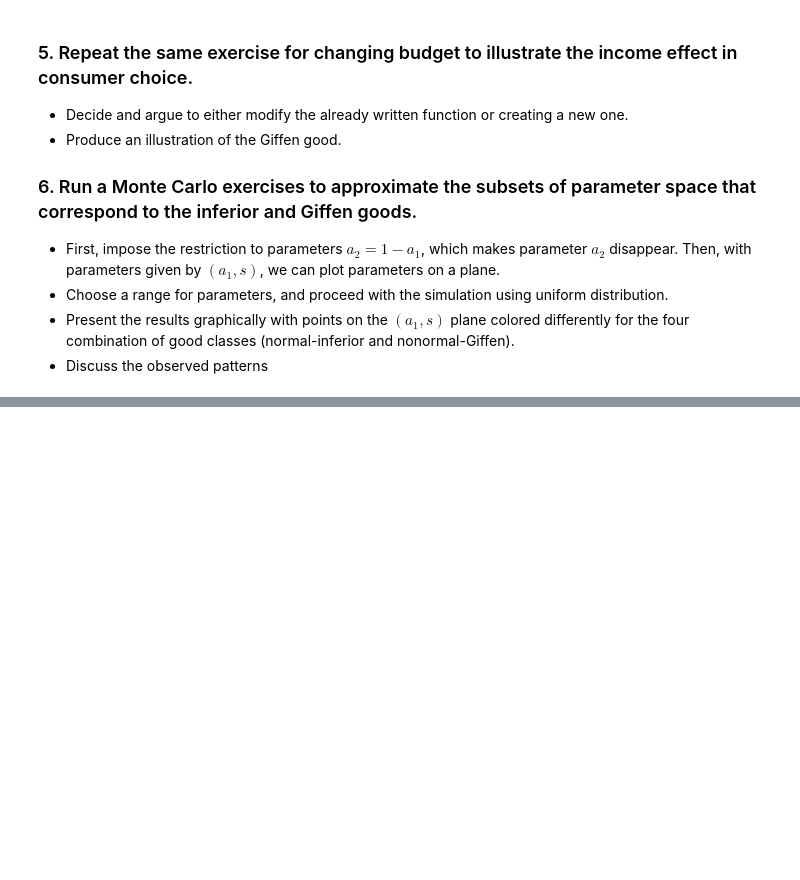
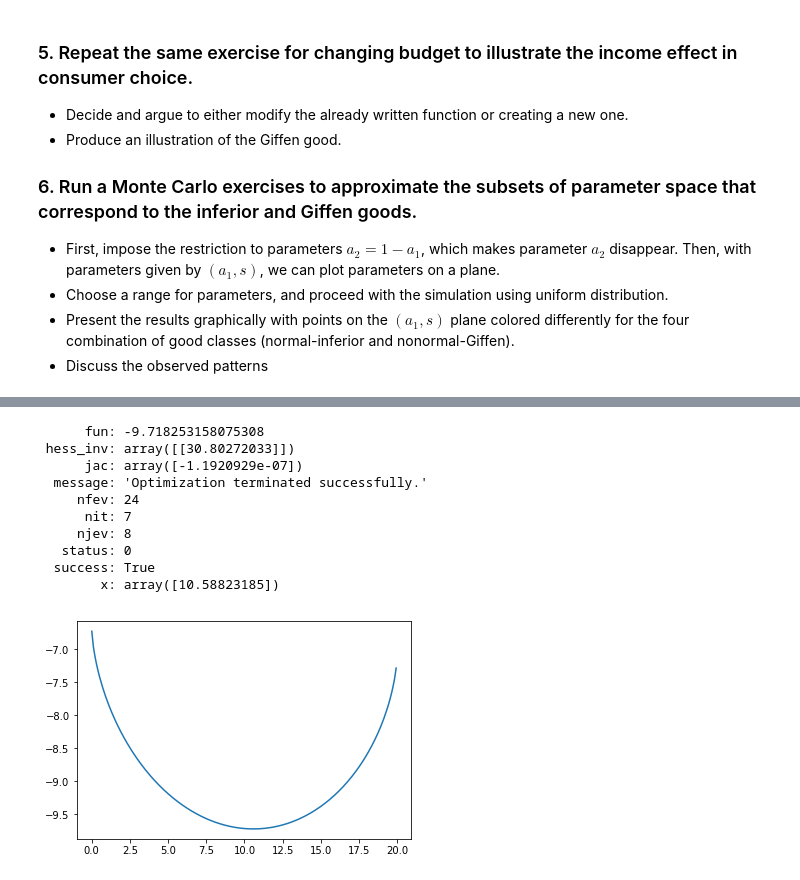
Before and after one commit to Poonpolkul/ECON8014-Midterm, a Jupyter notebook: topic1consumer.ipynb, the cells around one changed output, grey strips where cells are left out. Drawn from its saved outputs; the diff is of its cells as text; code cells hidden in the pictures; blank space fills up the shorter version.

```diff
--- a/topic1consumer.ipynb
+++ b/topic1consumer.ipynb
@@ -65,0 +75,11 @@ $B = x p_1 + y p_2$
+# %%
+class Utility:
+    def __init__(self, x, y, a1, a2, s):
+        Utility.x = x
+        Utility.y = y
+        Utility.a1 = a1
+        Utility.a2 = a2
+        Utility.s = s
+    def Util(self):
+        Util = (self.a1*self.x**((self.s-1)/self.s) + self.a2*self.y**((self.s-1)/self.s))**(self.s/(self.s-1))
+        return Util
@@ -65,0 +167,25 @@ $B = x p_1 + y p_2$
+# %%
+# find x_opt with 'scipy.optimize.minimize' from unconstrained utility function
+def Utility(x_in, a1 = 0.5, a2 = 1, p1 = 0.5, p2 = 1.5, B =10, s=3):
+    # objective function
+    x = x_in
+    b = (s-1)/s
+    U = ((a1*x**b) + a2*((B-x*p1)/p2)**b)**(1/b)
+    return -U
+x = np.linspace(0.01, 100, 1e3)
+plt.plot(x, Utility(x))
+plt.show
+x_opt = minimize(Utility, x_in)
+print (x_opt)
+# %% [output]
+      fun: -9.718253158075308
+ hess_inv: array([[30.80272033]])
+      jac: array([-1.1920929e-07])
+  message: 'Optimization terminated successfully.'
+     nfev: 24
+      nit: 7
+     njev: 8
+   status: 0
+  success: True
+        x: array([10.58823185])
+[figure, added]
```
Also changed, not shown: parts of 6 cells of this notebook.
